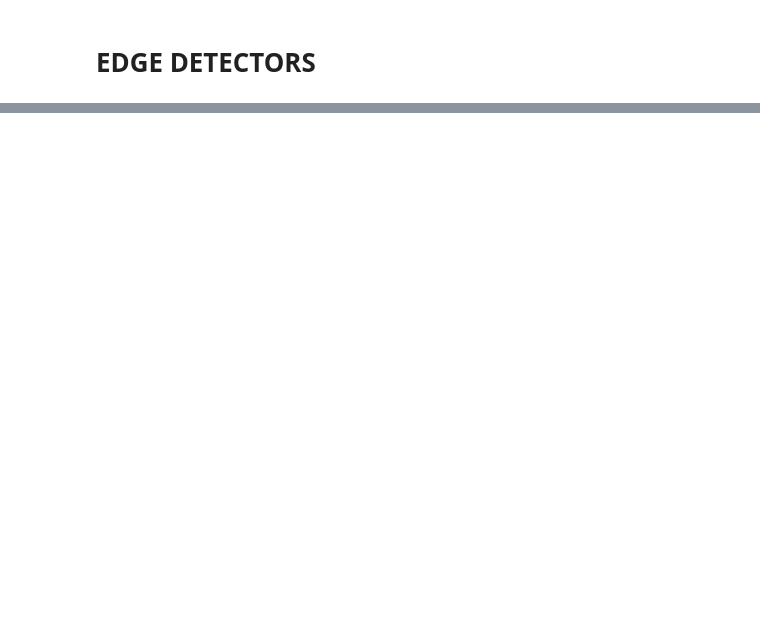
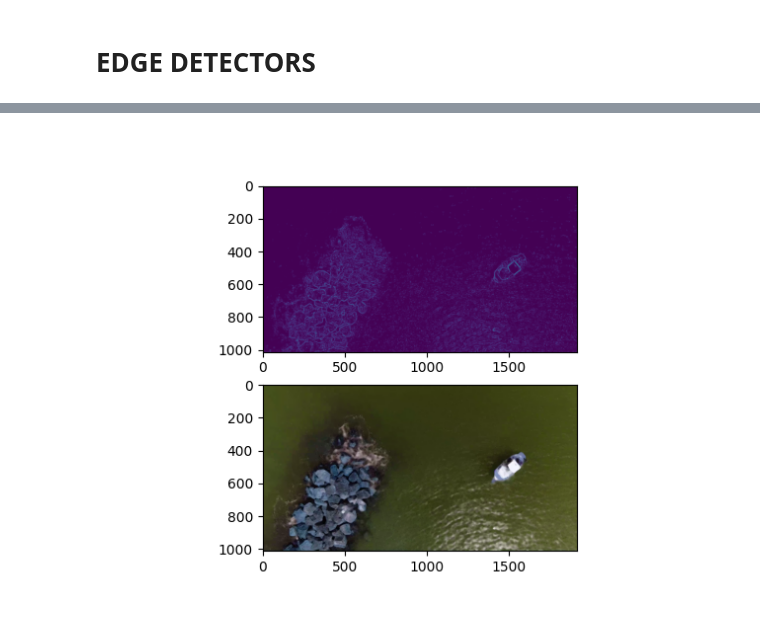
Before and after one commit to simenallum/msc_thesis, a Jupyter notebook: train_segmentation/classic-segmentation.ipynb, the cells around one changed output, grey strips where cells are left out. Saved outputs shown, nothing was run; the diff lists cells and outputs as text; code cells hidden in the pictures; blank space fills up the shorter version.

```diff
--- a/train_segmentation/classic-segmentation.ipynb
+++ b/train_segmentation/classic-segmentation.ipynb
@@ -63,0 +99,31 @@ plt.show()
+# %%
+
+# median blur. This seems to be better than gaussian for bright dots.
+blr = cv2.medianBlur(img, 15)
+# now grab brightness V of HSV here - but Gray is possibly as good
+hsv = cv2.cvtColor(img, cv2.COLOR_RGB2HSV)
+val = hsv[:, :, 2]
+# use ADAPTIVE_THRESH_GAUSSIAN to find spots.
+# I manually tweaked the values- these seem to work well with what I have.
+at = cv2.adaptiveThreshold(np.array(255 - val), 255, cv2.ADAPTIVE_THRESH_GAUSSIAN_C, cv2.THRESH_BINARY, 5, 17)
+# Now invert the threshold, and run another for edges.
+ia = np.array(255 - at)  # inversion of adaptiveThreshold of the value.
+iv = cv2.adaptiveThreshold(ia, 255, cv2.ADAPTIVE_THRESH_GAUSSIAN_C, cv2.THRESH_BINARY, 5, 6)
+# ib = merged edges with the dots (as an invert mask).
+ib = cv2.subtract(iv, ia)
+# Turn this to a 3 channel mask.
+bz = cv2.merge([ib, ib, ib])
+# Use the blur where the mask is, otherwise use the image.
+dsy = np.where(bz == (0, 0, 0), blr, img)
+result = dsy
+
+
+edges = sobel_filter(result)
+
+plt.subplot(2,1,1)
+plt.imshow(edges)
+plt.subplot(2,1,2)
+plt.imshow(result)
+plt.show()
+# %% [output]
+[figure, added]
```
Also changed, not shown: parts of 10 cells of this notebook, 35 other files.
